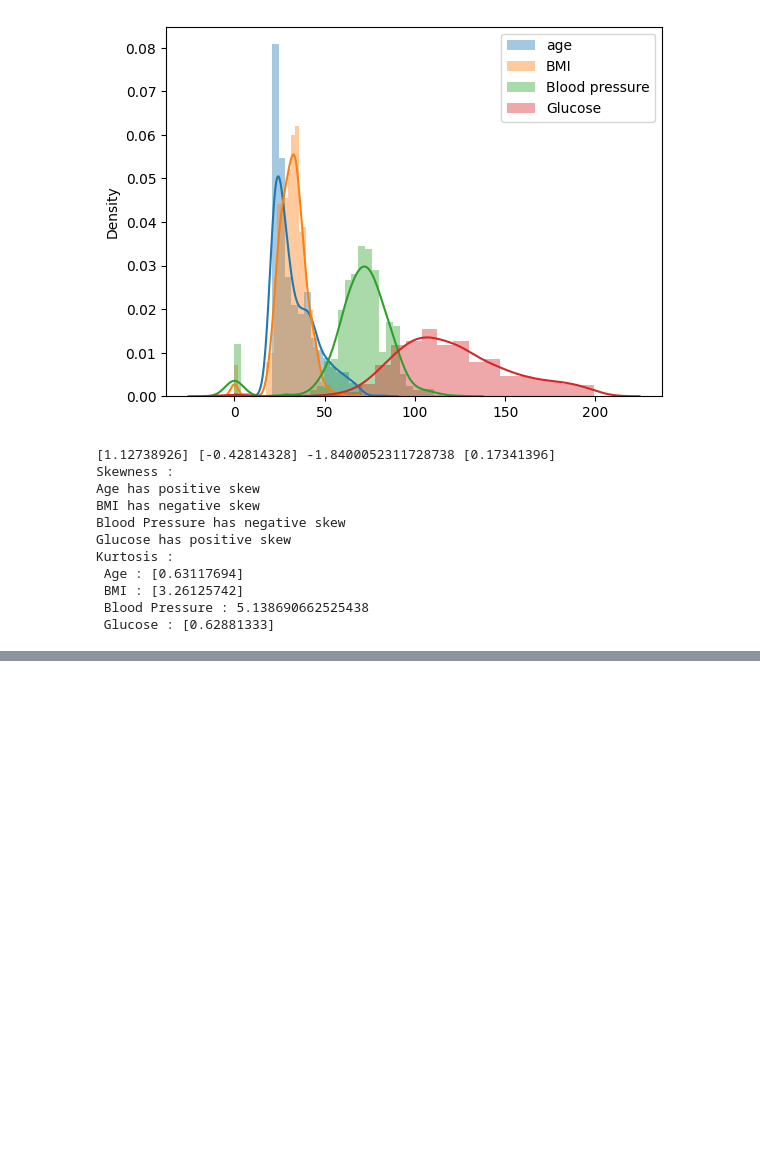
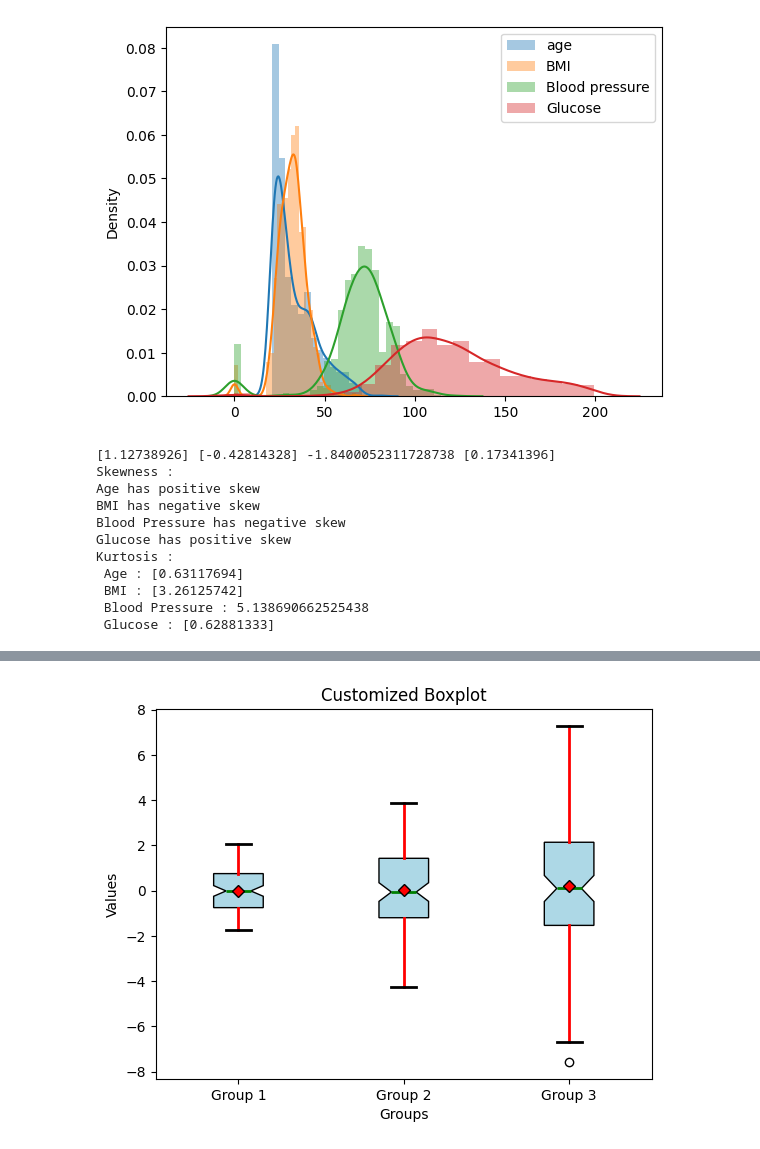
Before and after one commit to Ellakiya15/data-visualization-data-science, a Jupyter notebook: hospital.ipynb, the cells around one changed output, grey strips where cells are left out. Drawn from its saved outputs; the diff is of its cells as text; code cells hidden in the pictures; blank space fills up the shorter version.

```diff
--- a/hospital.ipynb
+++ b/hospital.ipynb
@@ -370,0 +394,29 @@ Kurtosis :
+# %%
+import matplotlib.pyplot as plt
+import numpy as np
+
+# Sample data
+data = [np.random.normal(0, std, 100) for std in range(1, 4)]
+
+# Create the boxplot
+plt.boxplot(data,
+            notch=True,
+            vert=True,
+            patch_artist=True,
+            labels=['Group 1', 'Group 2', 'Group 3'],
+            showmeans=True,
+            boxprops=dict(facecolor='lightblue', color='black'),
+            whiskerprops=dict(color='red', linewidth=2),
+            capprops=dict(color='black', linewidth=2),
+            medianprops=dict(color='green', linewidth=2),
+            meanprops=dict(marker='D', markeredgecolor='black', markerfacecolor='red'))
+
+# Add title and labels
+plt.title('Customized Boxplot')
+plt.xlabel('Groups')
+plt.ylabel('Values')
+
+# Show the plot
+plt.show()
+# %% [output]
+[figure, added]
```
Also changed, not shown: parts of 1 cell of this notebook.
